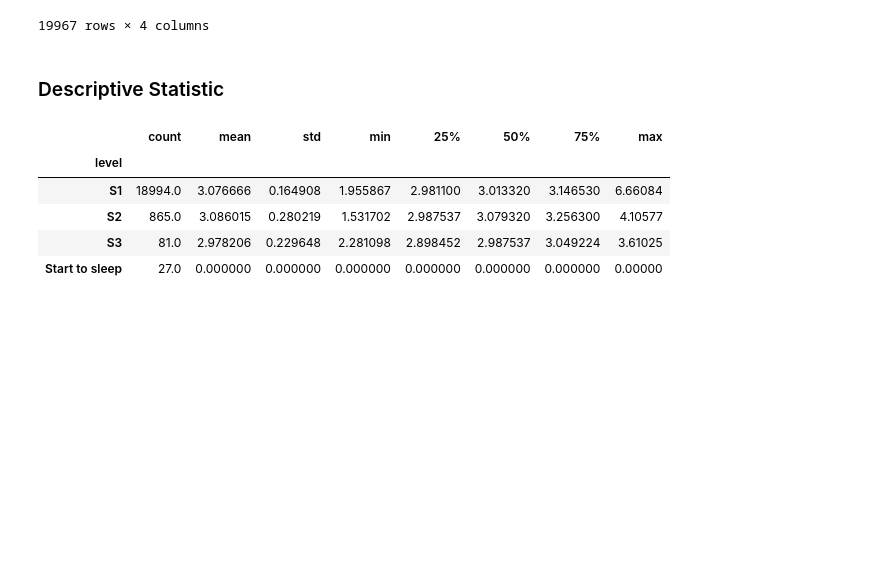
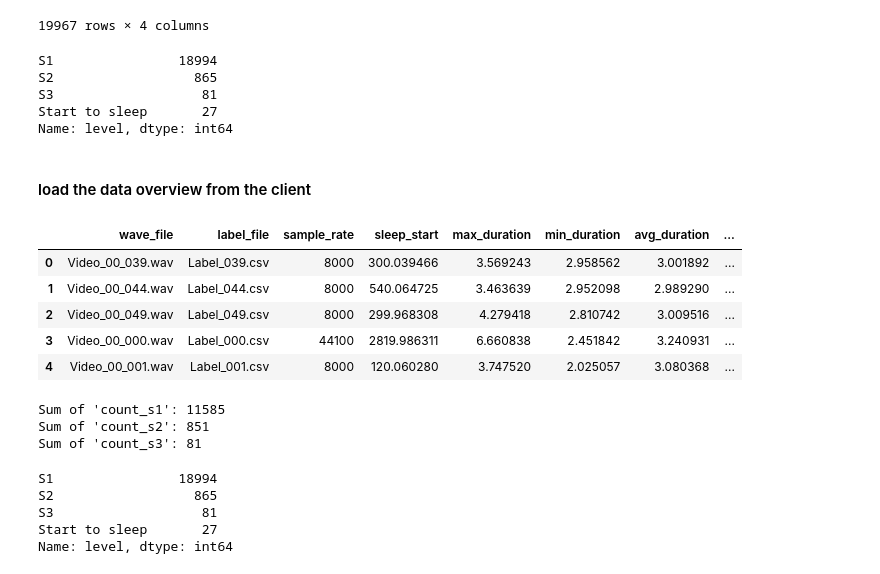
Before and after one commit to nandopants/DL-Snoring-Analysis, a Jupyter notebook: EDA.ipynb, the cells around one changed output. Drawn from its saved outputs; the diff is of its cells as text; code cells hidden in the pictures; blank space fills up the shorter version.

```diff
--- a/EDA.ipynb
+++ b/EDA.ipynb
@@ -121,15 +122,49 @@ combined_df
 | 19968 | 5975.427358 | 5978.414895 | S1 | 2.987537 |
 | 19969 | 5979.338316 | 5982.325853 | S2 | 2.987537 |
 19967 rows × 4 columns
-# %% [markdown]
-### Descriptive Statistic
-# %%
-# Group data by level and calculate average duration
-combined_df.groupby('level')['duration'].describe()
-# %% [output]
-|  | count | mean | std | min | 25% | 50% | 75% | max |
-| level |  |  |  |  |  |  |  |  |
-| S1 | 18994.0 | 3.076666 | 0.164908 | 1.955867 | 2.981100 | 3.013320 | 3.146530 | 6.66084 |
-| S2 | 865.0 | 3.086015 | 0.280219 | 1.531702 | 2.987537 | 3.079320 | 3.256300 | 4.10577 |
-| S3 | 81.0 | 2.978206 | 0.229648 | 2.281098 | 2.898452 | 2.987537 | 3.049224 | 3.61025 |
-| Start to sleep | 27.0 | 0.000000 | 0.000000 | 0.000000 | 0.000000 | 0.000000 | 0.000000 | 0.00000 |
+# %%
+#Print the count for each level
+level_count = combined_df_new['level'].value_counts()
+print(level_count)
+# %% [output]
+S1                18994
+S2                  865
+S3                   81
+Start to sleep       27
+Name: level, dtype: int64
+# %% [markdown]
+#### load the data overview from the client
+# %%
+df_overview =pd.read_csv("Table.csv")
+# %%
+df_overview.head()
+# %% [output]
+|  | wave_file | label_file | sample_rate | sleep_start | max_duration | min_duration | avg_duration | ... |
+| 0 | Video_00_039.wav | Label_039.csv | 8000 | 300.039466 | 3.569243 | 2.958562 | 3.001892 | ... |
+| 1 | Video_00_044.wav | Label_044.csv | 8000 | 540.064725 | 3.463639 | 2.952098 | 2.989290 | ... |
+| 2 | Video_00_049.wav | Label_049.csv | 8000 | 299.968308 | 4.279418 | 2.810742 | 3.009516 | ... |
+| 3 | Video_00_000.wav | Label_000.csv | 44100 | 2819.986311 | 6.660838 | 2.451842 | 3.240931 | ... |
+| 4 | Video_00_001.wav | Label_001.csv | 8000 | 120.060280 | 3.747520 | 2.025057 | 3.080368 | ... |
+# %%
+# Calculate the sum of each column and print the results
+sum_s1 = df_overview['count_s1'].sum()
+sum_s2 = df_overview['count_s2'].sum()
+sum_s3 = df_overview['count_s3'].sum()
+
+# Print the sums
+print("Sum of 'count_s1':", sum_s1)
+print("Sum of 'count_s2':", sum_s2)
+print("Sum of 'count_s3':", sum_s3)
+# %% [output]
+Sum of 'count_s1': 11585
+Sum of 'count_s2': 851
+Sum of 'count_s3': 81
+# %%
+level_count = combined_df_new['level'].value_counts()
+print(level_count)
+# %% [output]
+S1                18994
+S2                  865
+S3                   81
+Start to sleep       27
+Name: level, dtype: int64
```
Also changed, not shown: parts of 21 cells of this notebook.
